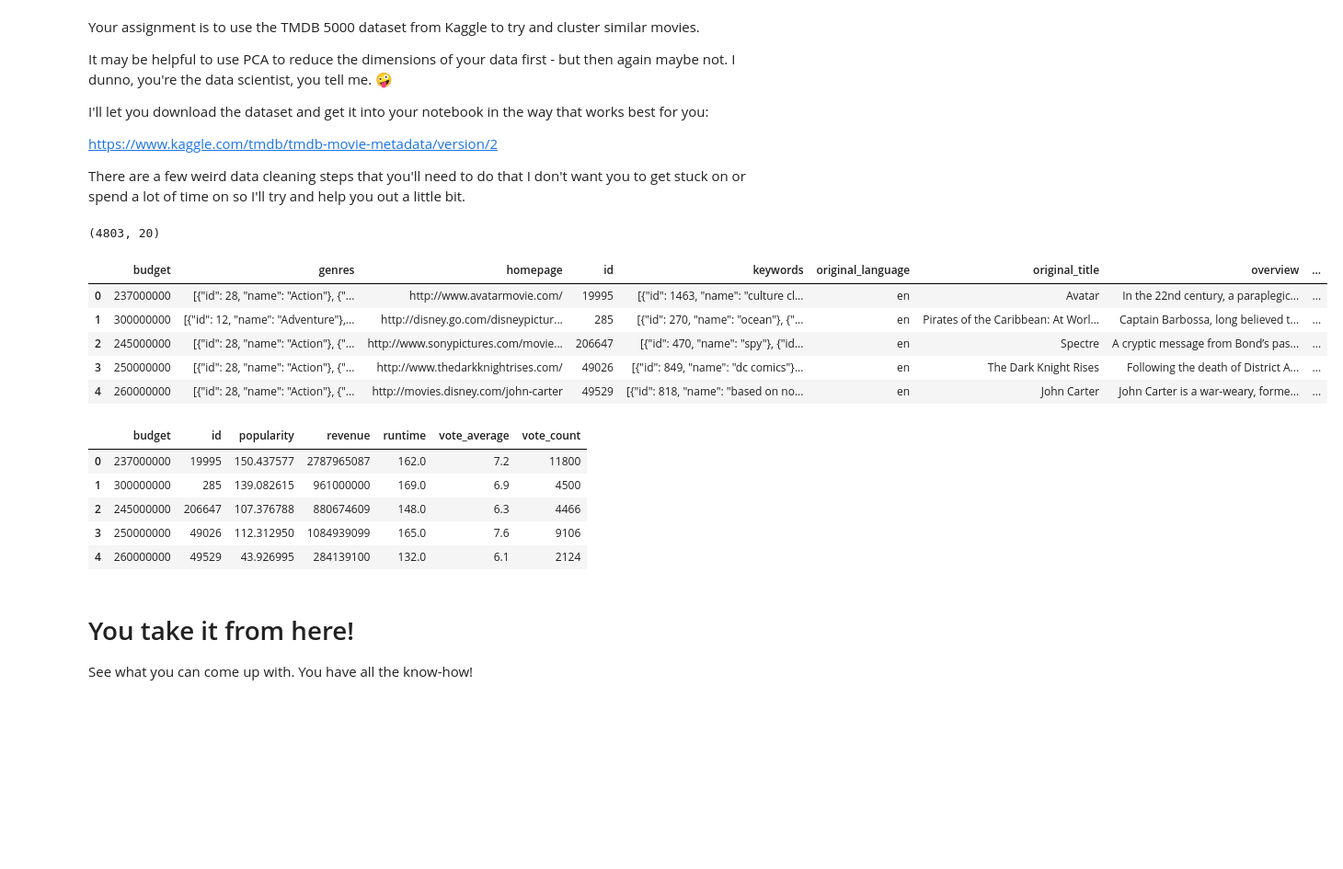
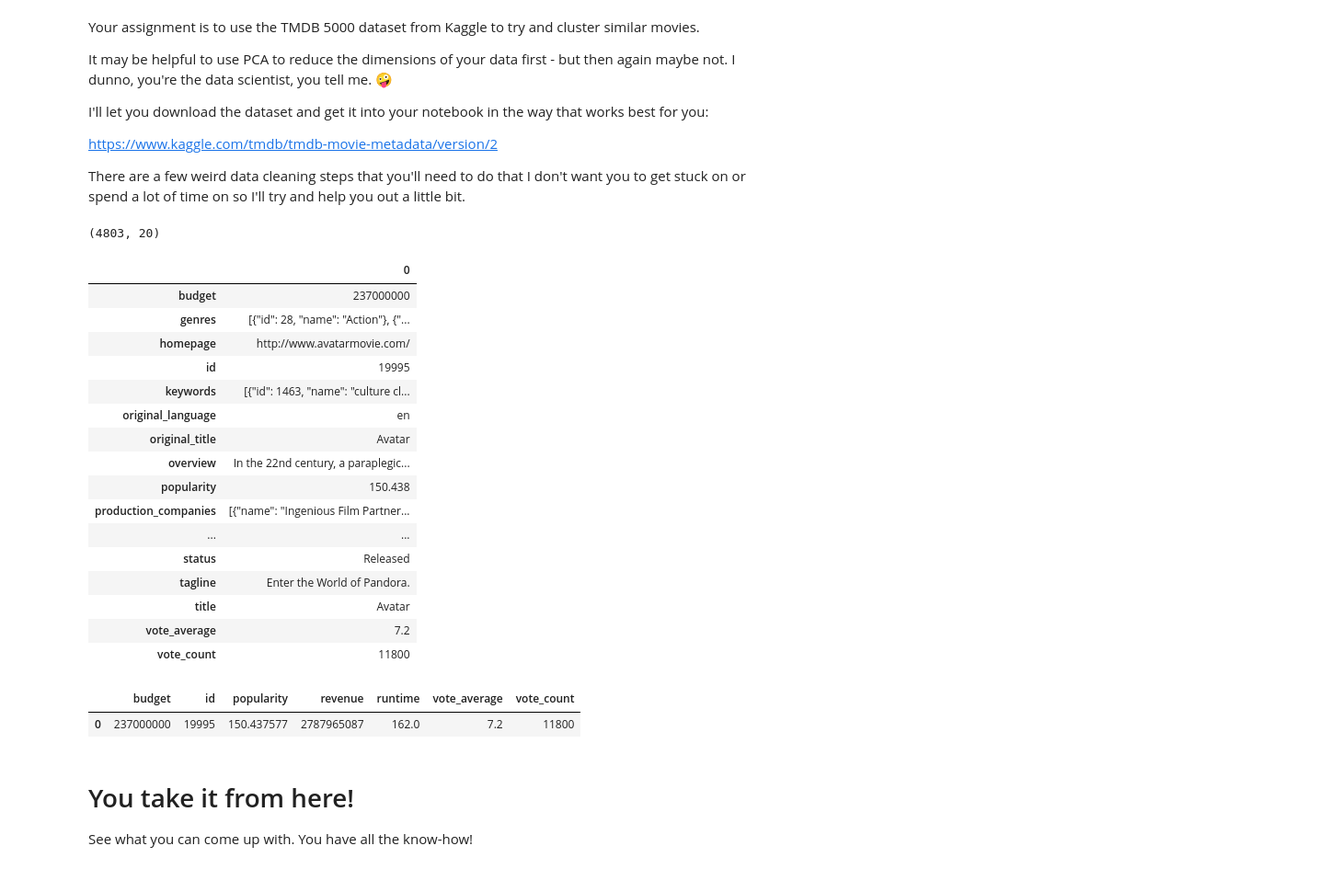
Before and after one commit to bloominstituteoftechnology/DS-Unit-1-Sprint-4-Linear-Algebra, a Jupyter notebook: module4-clustering/Clustering_Assignment.ipynb, the cells around one changed output. Shown at 92% size. Saved outputs shown, nothing was run; the diff lists cells and outputs as text; code cells hidden in the pictures; blank space fills up the shorter version.

```diff
--- a/module4-clustering/Clustering_Assignment.ipynb
+++ b/module4-clustering/Clustering_Assignment.ipynb
@@ -13,21 +15,32 @@ There are a few weird data cleaning steps that you'll need to do that I don't wa
 # %%
 import pandas as pd
 import numpy as np
 import matplotlib.pyplot as plt
 from sklearn.decomposition import PCA # You don't necessarily have to use this
 from sklearn.cluster import KMeans # You don't necessarily have to use this
 
 df = pd.read_csv("https://raw.githubusercontent.com/ryanleeallred/datasets/master/tmdb_5000_movies.csv")
 print(df.shape)
-df.head()
+df.head(1).T
 # %% [output]
 (4803, 20)
-|  | budget | genres | homepage | id | keywords | original_language | original_title | overview | ... |
-| 0 | 237000000 | [{"id": 28, "name": "Action"}, {"... | http://www.avatarmovie.com/ | 19995 | [{"id": 1463, "name": "culture cl... | en | Avatar | In the 22nd century, a paraplegic... | ... |
-| 1 | 300000000 | [{"id": 12, "name": "Adventure"},... | http://disney.go.com/disneypictur... | 285 | [{"id": 270, "name": "ocean"}, {"... | en | Pirates of the Caribbean: At Worl... | Captain Barbossa, long believed t... | ... |
-| 2 | 245000000 | [{"id": 28, "name": "Action"}, {"... | http://www.sonypictures.com/movie... | 206647 | [{"id": 470, "name": "spy"}, {"id... | en | Spectre | A cryptic message from Bond’s pas... | ... |
-| 3 | 250000000 | [{"id": 28, "name": "Action"}, {"... | http://www.thedarkknightrises.com/ | 49026 | [{"id": 849, "name": "dc comics"}... | en | The Dark Knight Rises | Following the death of District A... | ... |
-| 4 | 260000000 | [{"id": 28, "name": "Action"}, {"... | http://movies.disney.com/john-carter | 49529 | [{"id": 818, "name": "based on no... | en | John Carter | John Carter is a war-weary, forme... | ... |
+|  | 0 |
+| budget | 237000000 |
+| genres | [{"id": 28, "name": "Action"}, {"... |
+| homepage | http://www.avatarmovie.com/ |
+| id | 19995 |
+| keywords | [{"id": 1463, "name": "culture cl... |
+| original_language | en |
+| original_title | Avatar |
+| overview | In the 22nd century, a paraplegic... |
+| popularity | 150.438 |
+| production_companies | [{"name": "Ingenious Film Partner... |
+| ... | ... |
+| status | Released |
+| tagline | Enter the World of Pandora. |
+| title | Avatar |
+| vote_average | 7.2 |
+| vote_count | 11800 |
 # %%
 # There's probably some pandas function that will do this but...
 str_list = [] # empty list to contain columns with strings (words)
@@ -39,17 +52,14 @@ num_list = df.columns.difference(str_list)
 # %%
 # Filter the dataframe by only the numeric columns
 df_numeric = df[num_list]
-df_numeric.head()
-# %% [output]
-|  | budget | id | popularity | revenue | runtime | vote_average | vote_count |
-| 0 | 237000000 | 19995 | 150.437577 | 2787965087 | 162.0 | 7.2 | 11800 |
-| 1 | 300000000 | 285 | 139.082615 | 961000000 | 169.0 | 6.9 | 4500 |
-| 2 | 245000000 | 206647 | 107.376788 | 880674609 | 148.0 | 6.3 | 4466 |
-| 3 | 250000000 | 49026 | 112.312950 | 1084939099 | 165.0 | 7.6 | 9106 |
-| 4 | 260000000 | 49529 | 43.926995 | 284139100 | 132.0 | 6.1 | 2124 |
 # %%
 # lazily fill NaNs with zeros
-movie_num = movie_num.fillna(value=0, axis=1)
+df_numeric = df_numeric.fillna(value=0, axis=1)
+#df_numeric.drop('id', axis=1, inplace=True)
+df_numeric.head(1)
+# %% [output]
+|  | budget | id | popularity | revenue | runtime | vote_average | vote_count |
+| 0 | 237000000 | 19995 | 150.437577 | 2787965087 | 162.0 | 7.2 | 11800 |
 # %% [markdown]
 # You take it from here!
 
```
Also changed, not shown: parts of 9 cells of this notebook.
